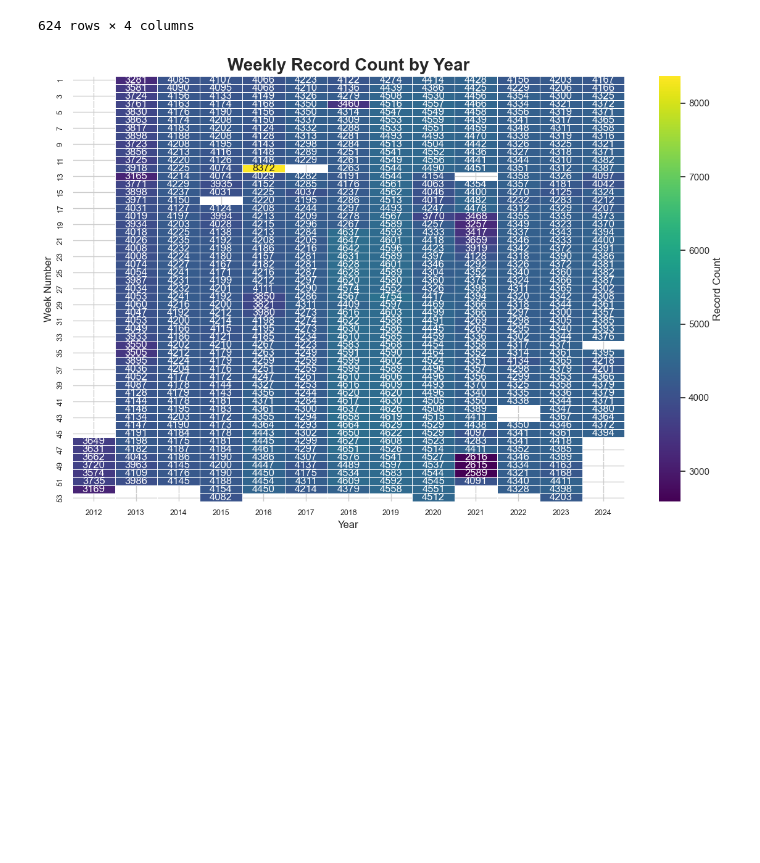
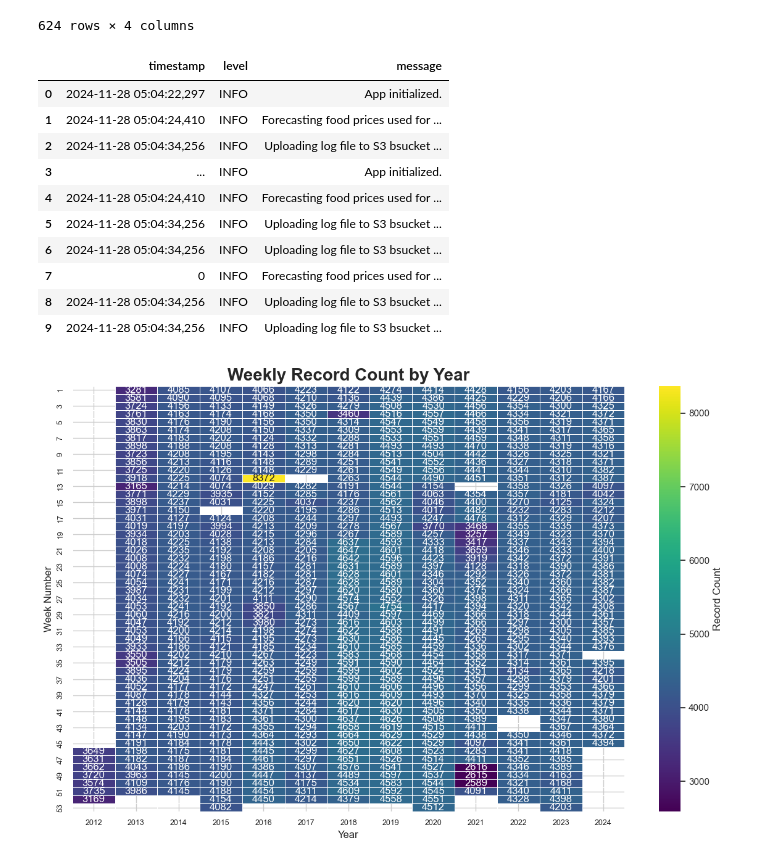
Before and after one commit to sebmatecho/sipsa_tracker, a Jupyter notebook: notebooks/EDA.ipynb, the cells around one changed output. Saved outputs shown, nothing was run; the diff lists cells and outputs as text; code cells hidden in the pictures; blank space fills up the shorter version.

```diff
--- a/notebooks/EDA.ipynb
+++ b/notebooks/EDA.ipynb
@@ -39,6 +39,20 @@ run.get_files_tracker_from_s3()
 | 622 | week_8_anex-SIPSASemanal-17feb-23... | NaN | NaN | yes |
 | 623 | week_9_anex-SIPSASemanal-24feb-01... | NaN | NaN | yes |
 624 rows × 4 columns
+# %%
+run.log_files_manager(log_prefix = 'app_logs', log_file = 'app_logs/sipsapp_usage_11_28_2024.log')
+# %% [output]
+|  | timestamp | level | message |
+| 0 | 2024-11-28 05:04:22,297 | INFO | App initialized. |
+| 1 | 2024-11-28 05:04:24,410 | INFO | Forecasting food prices used for ... |
+| 2 | 2024-11-28 05:04:34,256 | INFO | Uploading log file to S3 bsucket ... |
+| 3 | ... | INFO | App initialized. |
+| 4 | 2024-11-28 05:04:24,410 | INFO | Forecasting food prices used for ... |
+| 5 | 2024-11-28 05:04:34,256 | INFO | Uploading log file to S3 bsucket ... |
+| 6 | 2024-11-28 05:04:34,256 | INFO | Uploading log file to S3 bsucket ... |
+| 7 | 0 | INFO | Forecasting food prices used for ... |
+| 8 | 2024-11-28 05:04:34,256 | INFO | Uploading log file to S3 bsucket ... |
+| 9 | 2024-11-28 05:04:34,256 | INFO | Uploading log file to S3 bsucket ... |
 # %%
 query = """
     SELECT semana_no, anho, count(*) as record_count FROM product_prices
```
Also changed, not shown: parts of 1 cell of this notebook, 3 other files.
